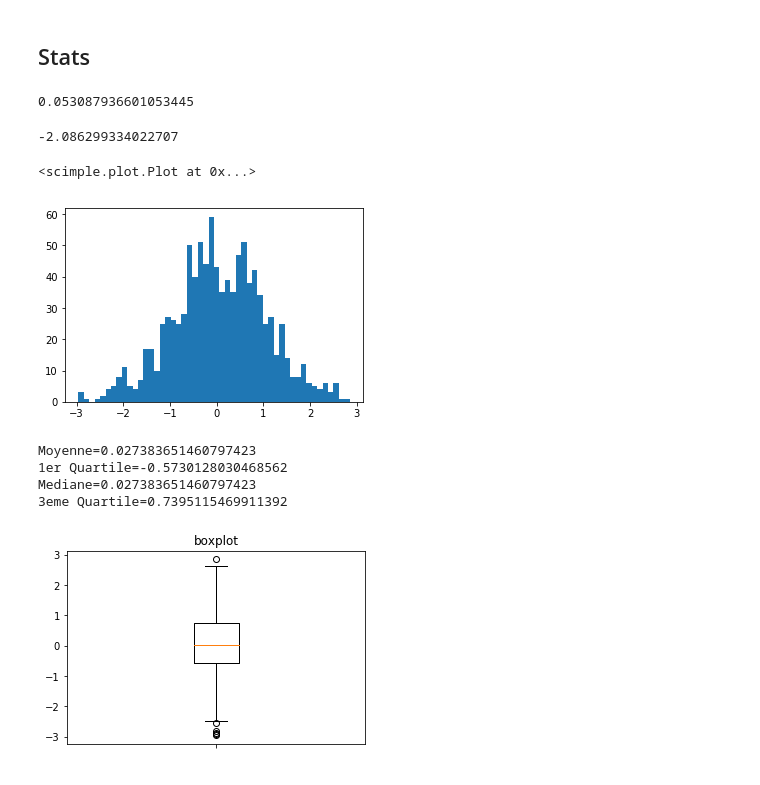
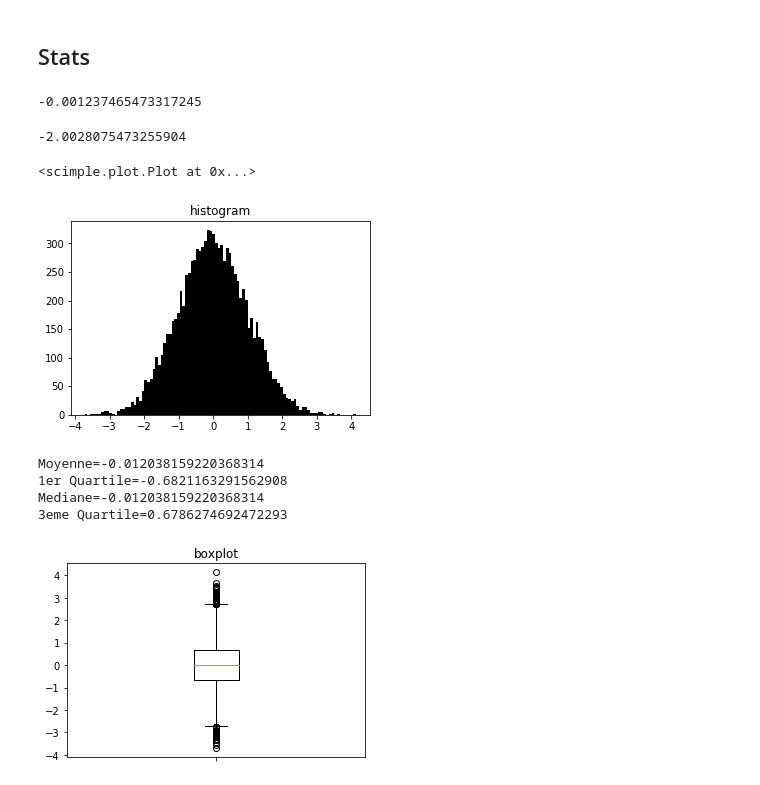
Before and after one commit to ebonnal/scimple, a Jupyter notebook: notebook_example.ipynb, the cells around one changed output. Drawn from its saved outputs; the diff is of its cells as text; code cells hidden in the pictures.

```diff
--- a/notebook_example.ipynb
+++ b/notebook_example.ipynb
@@ -281,28 +282,28 @@ Plot(3, title='custom color').add(x=xgrid(-4, 4, 0.2), y=ygrid(-4, 4, 0.2), z=la
 # %%
 from scimple import Serie
 # %%
-s = Serie(np.random.randn(1000), Serie.quantitative_continue)
+s = Serie(np.random.randn(10000), Serie.quantitative_continue)
 # %%
 s.moyenne
 # %% [output]
-0.053087936601053445
+-0.001237465473317245
 # %%
 s.quantile_1_48
 # %% [output]
--2.086299334022707
+-2.0028075473255904
 # %%
-Plot().hist(s.valeurs, 50)
+Plot(title='histogram').hist(s.valeurs, 100, color='#000000')
 # %% [output]
 <scimple.plot.Plot at 0x...>
-[figure, old version]
+[figure, new version]
 # %%
 s.description
 # %% [output]
-Moyenne=0.027383651460797423
-1er Quartile=-0.5730128030468562
-Mediane=0.027383651460797423
-3eme Quartile=0.7395115469911392
+Moyenne=-0.012038159220368314
+1er Quartile=-0.6821163291562908
+Mediane=-0.012038159220368314
+3eme Quartile=0.6786274692472293
-[figure, old version]
+[figure, new version]
 # %%
 Serie(map(int, s.valeurs), Serie.quantitative_discrete).description
 # %% [output]
```
Also changed, not shown: parts of 5 cells of this notebook, 4 other files.
